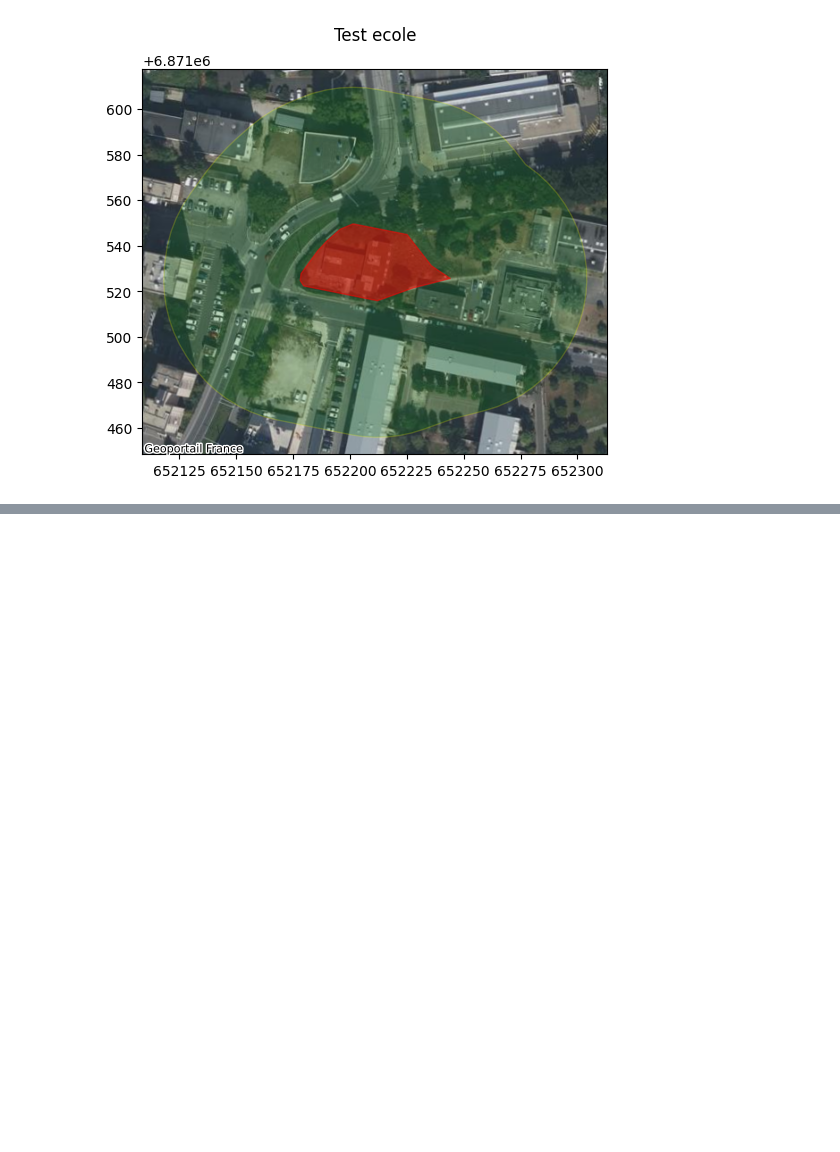
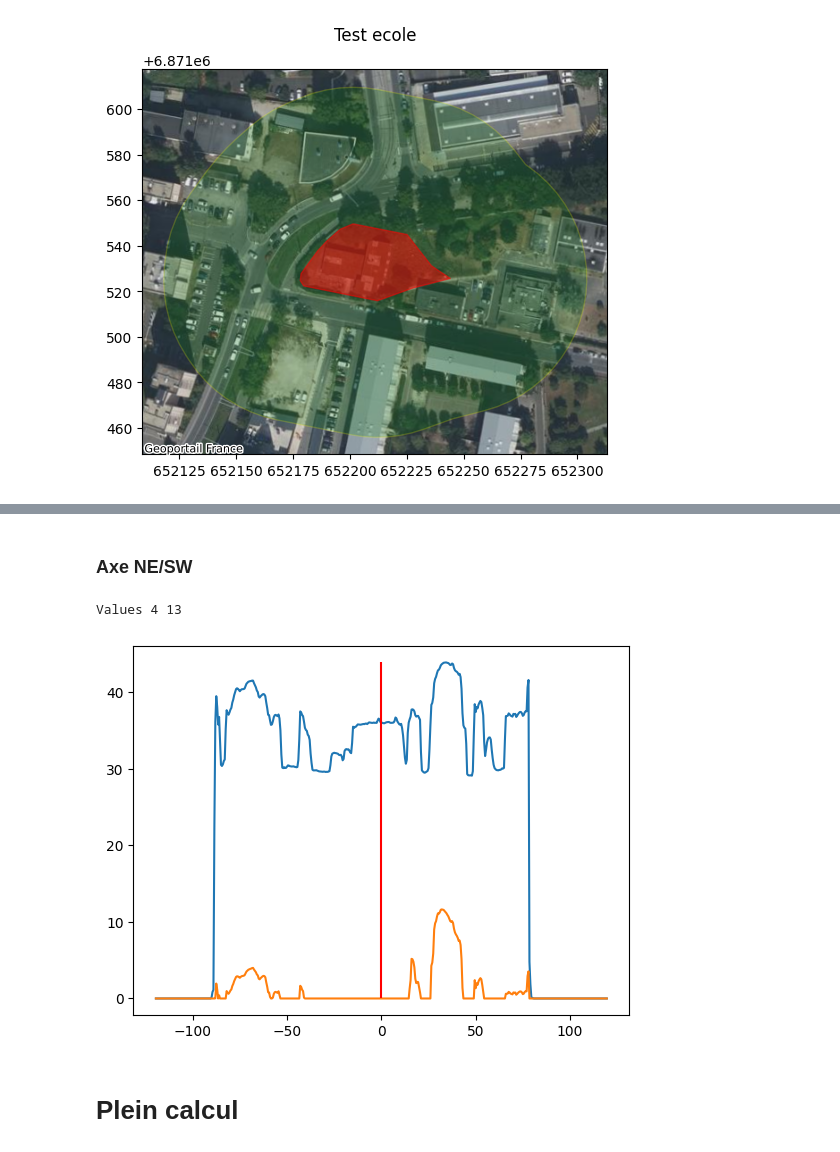
Before and after one commit to jbuiquan/13_potentiel_solaire, a Jupyter notebook: algorithme/notebooks/explore_userhorizon_for_pvgis.ipynb, the cells around one changed output, grey strips where cells are left out. Saved outputs shown, nothing was run; the diff lists cells and outputs as text; code cells hidden in the pictures; blank space fills up the shorter version.

```diff
--- a/algorithme/notebooks/explore_userhorizon_for_pvgis.ipynb
+++ b/algorithme/notebooks/explore_userhorizon_for_pvgis.ipynb
@@ -146,0 +92,10 @@ Angles in degrees 2.2931154974656947 6.791505406951904
+# %% [markdown]
+### Axe NE/SW
+# %%
+EW =  np.max(hbis[hbis.shape[0]//2-10:hbis.shape[0]//2+10],axis=0)
+SW,NE= getAngles(EW, debug=True)
+# %% [output]
+Values 4 13
+[figure, added]
+# %% [markdown]
+# Plein calcul
```
Also changed, not shown: parts of 25 cells of this notebook.
